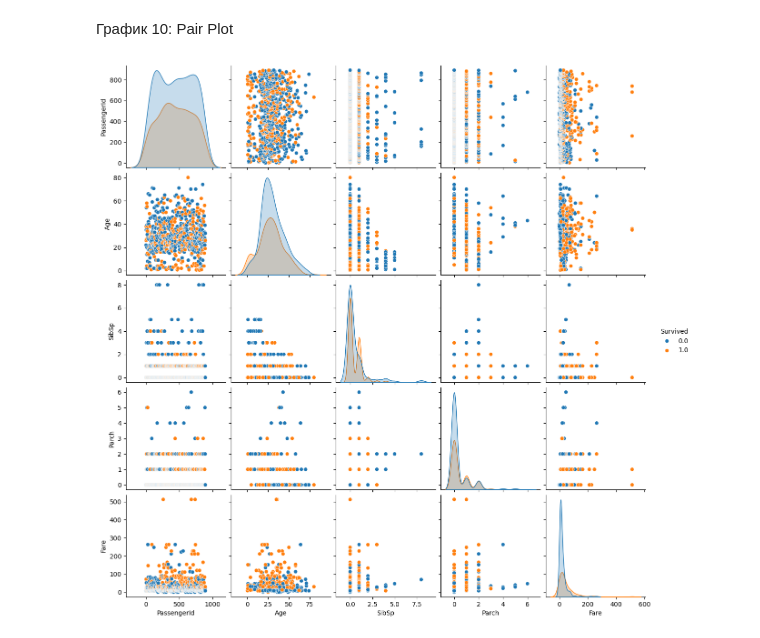
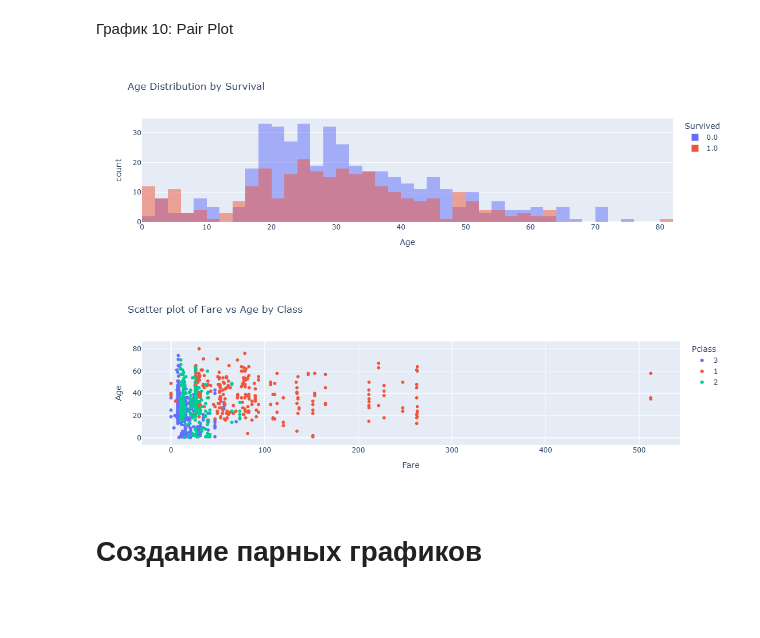
Before and after one commit to mariatrunina/spbu-python-course, a Jupyter notebook: project/titanik1.ipynb, the cells around one changed output. Drawn from its saved outputs; the diff is of its cells as text; code cells hidden in the pictures; blank space fills up the shorter version.

```diff
--- a/project/titanik1.ipynb
+++ b/project/titanik1.ipynb
@@ -247,7 +240,13 @@ fig.show()
 # %% [markdown]
 График 10: Pair Plot
 # %%
-sns.pairplot(titanic_data, hue='Survived')
-plt.show()
+fig4 = px.histogram(titanic_data, x='Age', color='Survived', barmode='overlay', title='Age Distribution by Survival')
+fig4.show()
+
+fig5 = px.scatter(titanic_data, x='Fare', y='Age', color='Pclass', title='Scatter plot of Fare vs Age by Class')
+fig5.show()
 # %% [output]
-[figure, old version]
+[figure, new version]
+[figure, added]
+# %% [markdown]
+# Создание парных графиков
```
Also changed, not shown: parts of 20 cells of this notebook, 3 other files.
